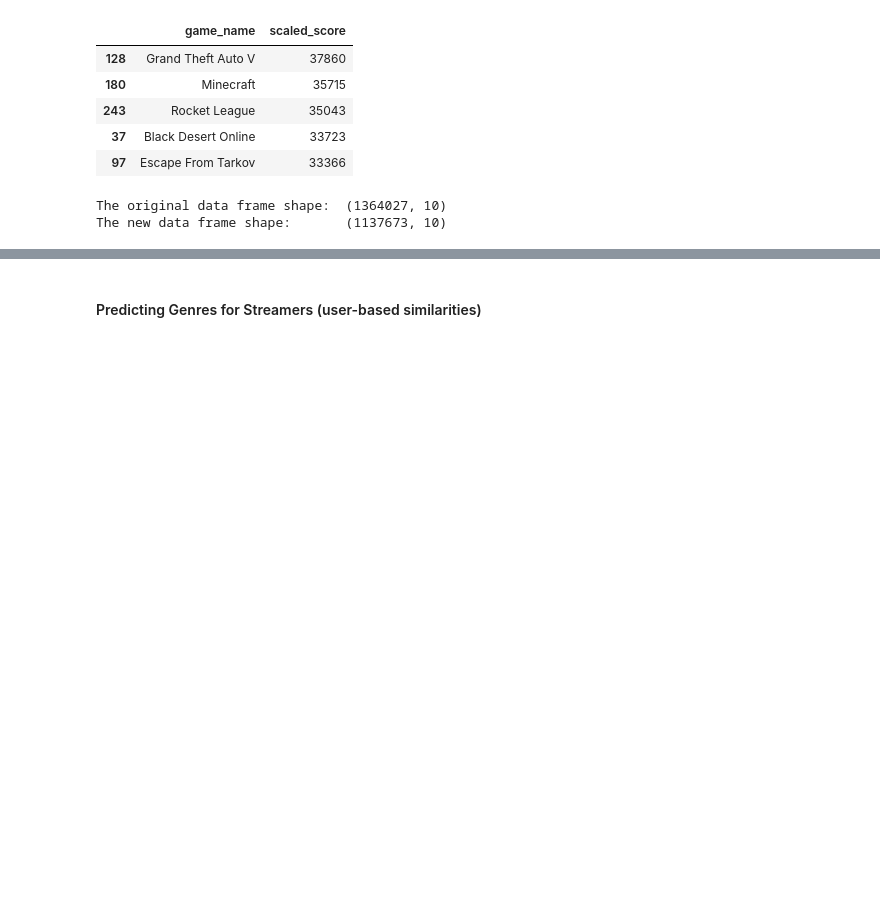
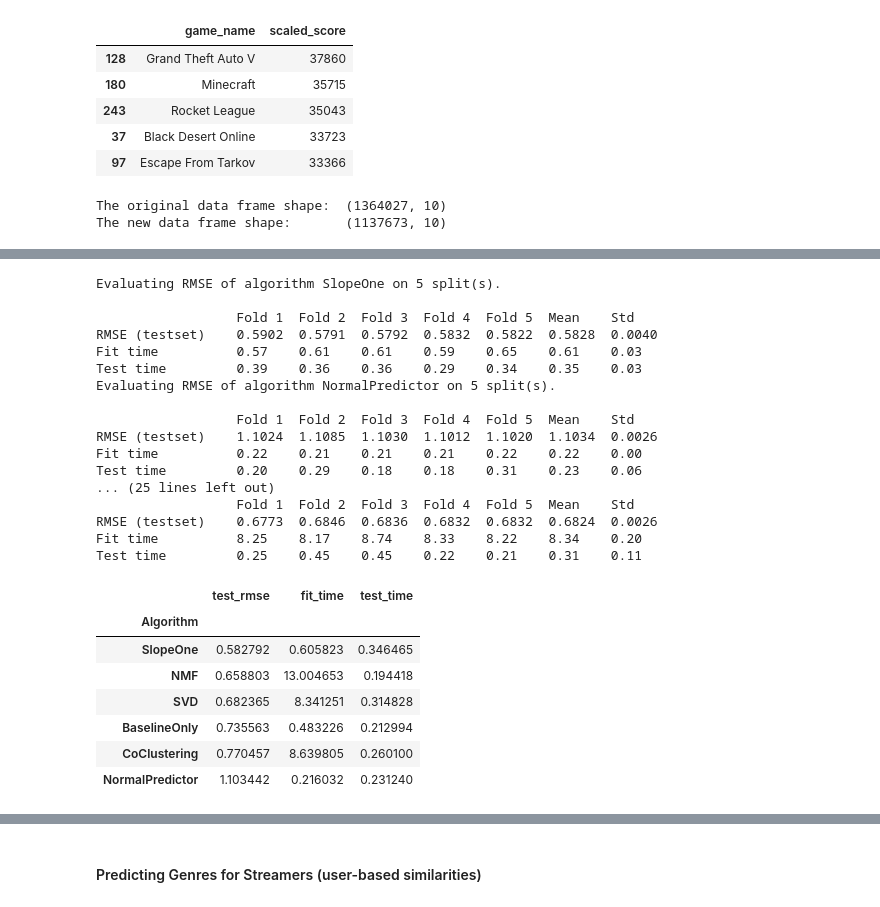
Before and after one commit to natashaborders-zz/Twitch_Streamers_Recommender, a Jupyter notebook: Recommender_For_Existing_Streamers/Surprise_Data_Transformation_Analysis.ipynb, the cells around one changed output, grey strips where cells are left out. Cells and saved outputs as stored; diff of their text form; code cells hidden in the pictures; blank space fills up the shorter version.

```diff
--- a/Recommender_For_Existing_Streamers/Surprise_Data_Transformation_Analysis.ipynb
+++ b/Recommender_For_Existing_Streamers/Surprise_Data_Transformation_Analysis.ipynb
@@ -213,0 +140,3 @@ grouped[grouped['user_name']=='sentynalol']
+# %%
+genres = grid_new.groupby(by = ['user_name', 'game_genres'])['scaled_score'].agg([np.mean])
+games = grid_new.groupby(by = ['user_name', 'game_name'])['scaled_score'].agg([np.mean])
@@ -213,0 +163,6 @@ grouped[grouped['user_name']=='sentynalol']
+# %%
+genres.columns = genres.columns.map(''.join)
+games.columns = games.columns.map(''.join)
+# %%
+genres = genres.reset_index()
+games = games.reset_index()
@@ -213,0 +215,3 @@ grouped[grouped['user_name']=='sentynalol']
+# %%
+reader = Reader(rating_scale=(1, 5))
+genre_data = Dataset.load_from_df(genres[['user_name', 'game_genres', 'mean']], reader)
@@ -213,0 +220,41 @@ grouped[grouped['user_name']=='sentynalol']
+# %%
+benchmark = []
+# Iterate over all algorithms
+for algorithm in [SlopeOne(), NormalPredictor(), BaselineOnly(), NMF(), CoClustering(), SVD()]:
+
+
+    # Perform cross validation
+    results = cross_validate(algorithm, genre_data, measures=['RMSE'], cv=5, verbose=False)
+
+    # Get results & append algorithm name
+    tmp = pd.DataFrame.from_dict(results).mean(axis=0)
+    tmp = tmp.append(pd.Series([str(algorithm).split(' ')[0].split('.')[-1]], index=['Algorithm']))
+    benchmark.append(tmp)
+
+pd.DataFrame(benchmark).set_index('Algorithm').sort_values('test_rmse')
+# %% [output]
+Evaluating RMSE of algorithm SlopeOne on 5 split(s).
+
+                  Fold 1  Fold 2  Fold 3  Fold 4  Fold 5  Mean    Std
+RMSE (testset)    0.5902  0.5791  0.5792  0.5832  0.5822  0.5828  0.0040
+Fit time          0.57    0.61    0.61    0.59    0.65    0.61    0.03
+Test time         0.39    0.36    0.36    0.29    0.34    0.35    0.03
+Evaluating RMSE of algorithm NormalPredictor on 5 split(s).
+
+                  Fold 1  Fold 2  Fold 3  Fold 4  Fold 5  Mean    Std
+RMSE (testset)    1.1024  1.1085  1.1030  1.1012  1.1020  1.1034  0.0026
+Fit time          0.22    0.21    0.21    0.21    0.22    0.22    0.00
+Test time         0.20    0.29    0.18    0.18    0.31    0.23    0.06
+... (25 lines left out)
+                  Fold 1  Fold 2  Fold 3  Fold 4  Fold 5  Mean    Std
+RMSE (testset)    0.6773  0.6846  0.6836  0.6832  0.6832  0.6824  0.0026
+Fit time          8.25    8.17    8.74    8.33    8.22    8.34    0.20
+Test time         0.25    0.45    0.45    0.22    0.21    0.31    0.11
+|  | test_rmse | fit_time | test_time |
+| Algorithm |  |  |  |
+| SlopeOne | 0.582792 | 0.605823 | 0.346465 |
+| NMF | 0.658803 | 13.004653 | 0.194418 |
+| SVD | 0.682365 | 8.341251 | 0.314828 |
+| BaselineOnly | 0.735563 | 0.483226 | 0.212994 |
+| CoClustering | 0.770457 | 8.639805 | 0.260100 |
+| NormalPredictor | 1.103442 | 0.216032 | 0.231240 |
```
Also changed, not shown: parts of 102 cells of this notebook, 1 other file.
